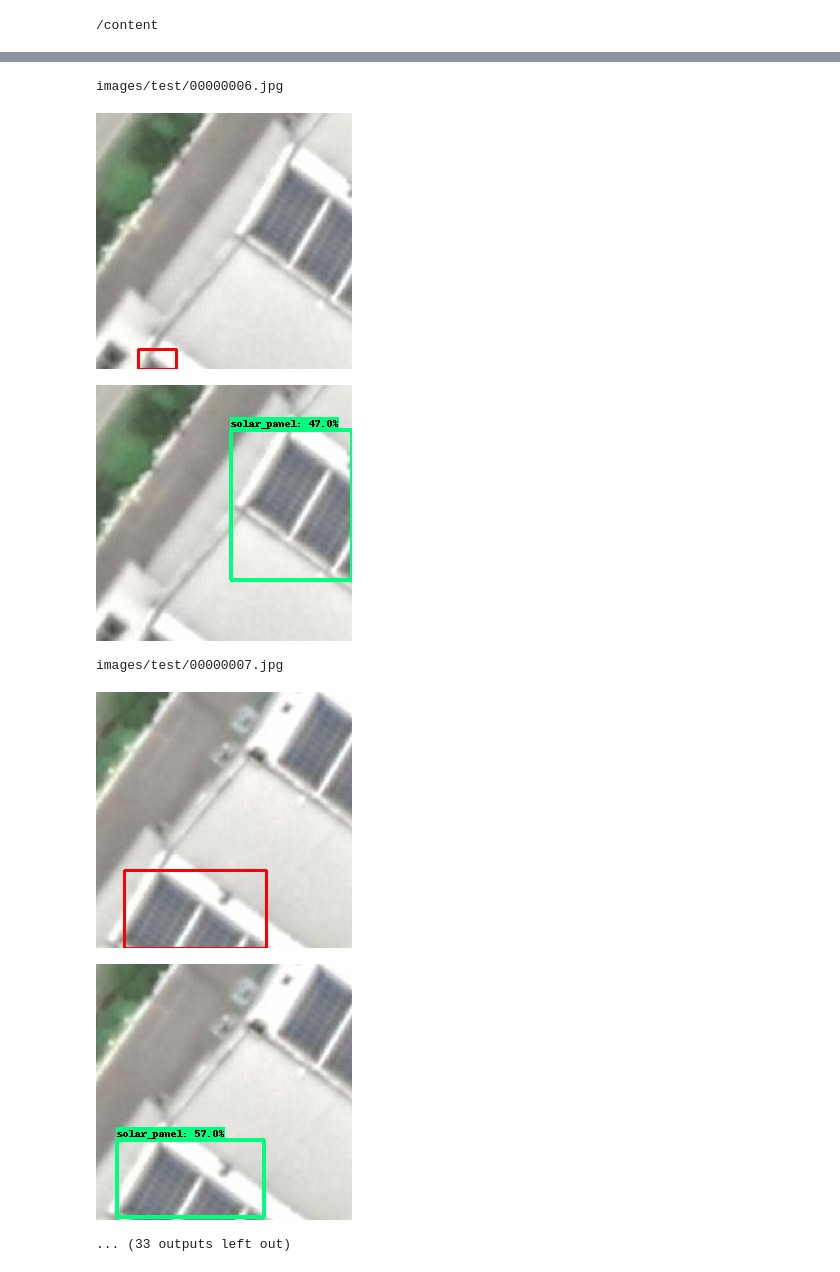
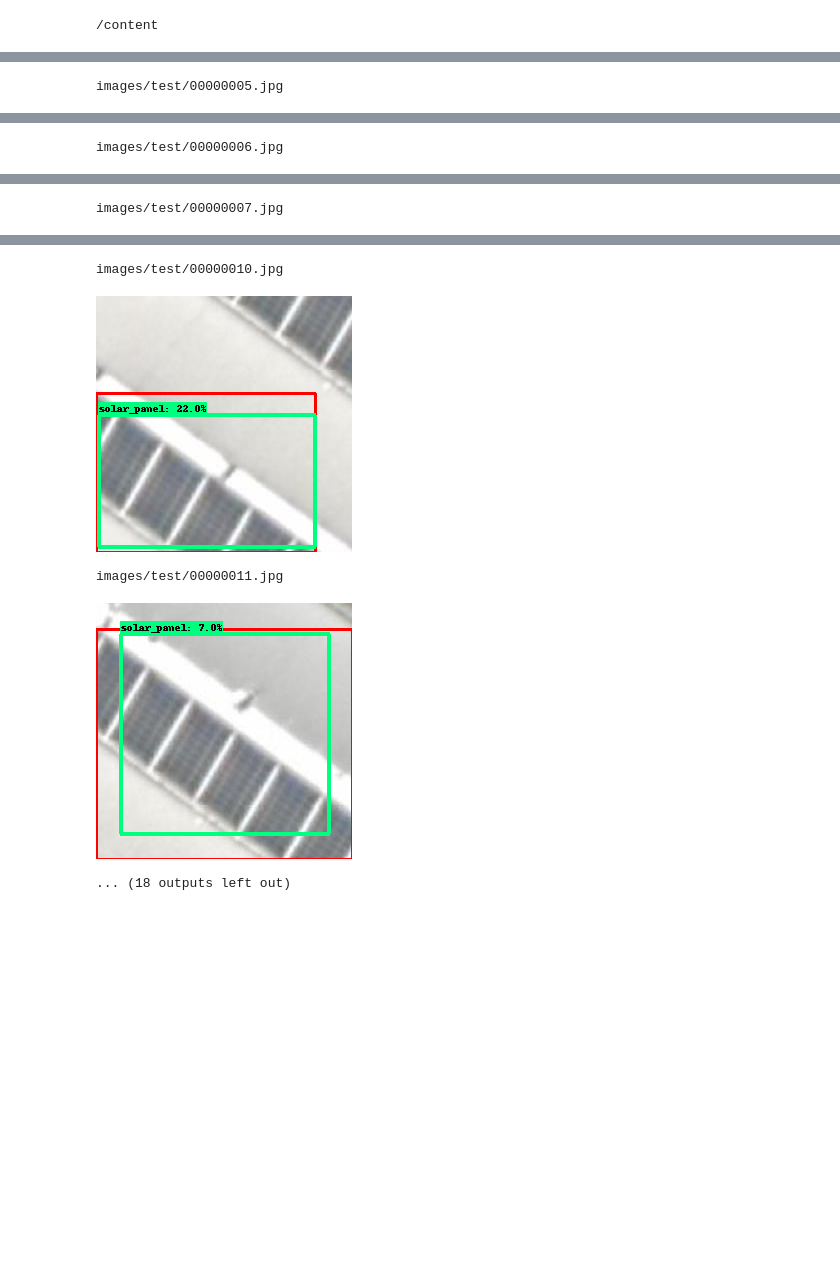
Before and after one commit to x1001000/TensorFlow-Hub-Object-Detection, a Jupyter notebook: TensorFlow_Hub_Object_Detection.ipynb, the cells around one changed output, grey strips where cells are left out. Drawn from its saved outputs; the diff is of its cells as text; code cells hidden in the pictures; blank space fills up the shorter version.

```diff
--- a/TensorFlow_Hub_Object_Detection.ipynb
+++ b/TensorFlow_Hub_Object_Detection.ipynb
@@ -198,9 +196,10 @@ label_id_offset = 0
 
 def inference():
     viz_utils.visualize_boxes_and_labels_on_image_array(
-        image_np_with_detections[0],
+        # image_np_with_detections[0],
+        image,
         result['detection_boxes'][0],
-        (np.array(result['detection_classes'])[0] + label_id_offset).astype(int), # tenor轉ndarray
+        (np.array(result['detection_classes'])[0] + label_id_offset).astype(int), # tensor轉ndarray
         result['detection_scores'][0],
         category_index,
         use_normalized_coordinates=True,
@@ -224,16 +223,17 @@ for i in range(len(test_data)):
     print(f'\n{test_data.iloc[i,0]}')
     image = cv2.imread(test_data.iloc[i,0])
     image_np = image.reshape(-1,256,256,3)
-    image_np_with_detections = image_np.copy()
+    # image_np_with_detections = image_np.copy()
     xmin = round(test_data.iloc[i,4])
     ymin = round(test_data.iloc[i,5])
     xmax = round(test_data.iloc[i,6])
     ymax = round(test_data.iloc[i,7])
     cv2.rectangle(image, (xmin,ymin), (xmax,ymax), (0,0,255), 2)
-    cv2_imshow(image)
+    # cv2_imshow(image)
     result = model(image_np)
     inference()
-    cv2_imshow(image_np_with_detections[0])
+    # cv2_imshow(image_np_with_detections[0])
+    cv2_imshow(image)
 # %% [output]
 /content/TensorFlow-Hub-Object-Detection
 
@@ -241,0 +242 @@ images/test/00000004.jpg
+images/test/00000005.jpg
@@ -243,0 +244 @@ images/test/00000005.jpg
+images/test/00000006.jpg
@@ -244,0 +246 @@ images/test/00000005.jpg
+images/test/00000007.jpg
@@ -246,7 +248,5 @@ images/test/00000005.jpg
-images/test/00000006.jpg
+images/test/00000010.jpg
-[figure, old version]
+[figure, new version]
+images/test/00000011.jpg
-[figure, old version]
+[figure, new version]
-images/test/00000007.jpg
-[figure, removed]
-[figure, removed]
-... (33 outputs left out)
+... (18 outputs left out)
```
Also changed, not shown: parts of 7 cells of this notebook.
